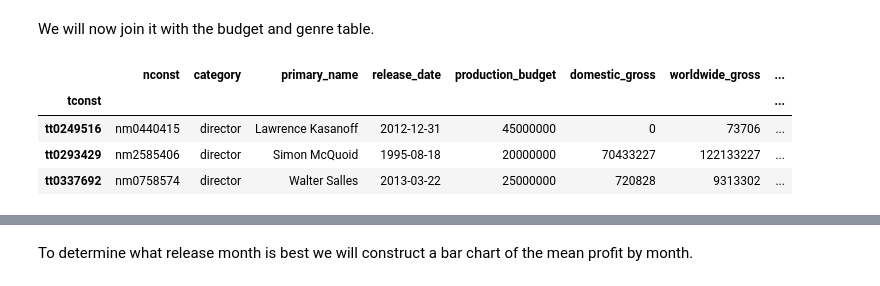
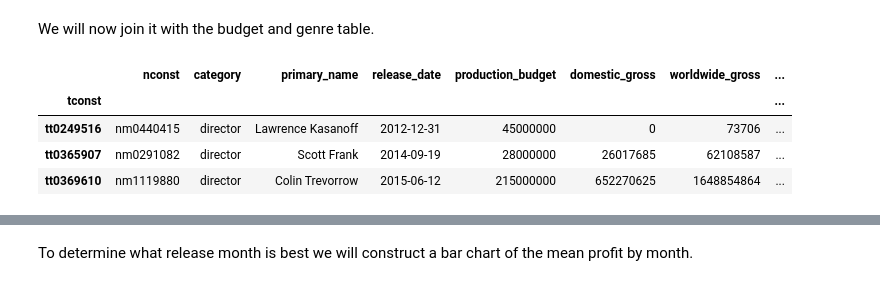
Before and after one commit to nonlocal-lia/microsoft-movie-analysis, a Jupyter notebook: dsc-phase1-project-template.ipynb, the cells around one changed output, grey strips where cells are left out. Cells and saved outputs as stored; diff of their text form; code cells hidden in the pictures.

```diff
--- a/dsc-phase1-project-template.ipynb
+++ b/dsc-phase1-project-template.ipynb
@@ -127,0 +204,5 @@ memory usage: 268.2+ KB
+# %%
+budget_genre_df['release_date'] = budget_genre_df['release_date'].map(lambda x: parser.parse(x))
+budget_genre_df['the_number_year'] = budget_genre_df['release_date'].dt.year
+# %%
+budget_genre_df = budget_genre_df[budget_genre_df['the_number_year'] == budget_genre_df['start_year']]
@@ -231,13 +285,13 @@ We will now join it with the budget and genre table.
 # %%
 budget_genre_df.set_index('tconst', inplace=True)
 name_profession_df.reset_index(inplace = True)
 name_profession_df.set_index('tconst', inplace=True)
 complete_df = name_profession_df.join(budget_genre_df, how='inner')
-complete_df = complete_df.drop(columns = ['ordering','primary_profession', 'id'])
+complete_df = complete_df.drop(columns = ['ordering','primary_profession', 'id', 'start_year', 'the_number_year'])
 complete_df.head(3)
 # %% [output]
 |  | nconst | category | primary_name | release_date | production_budget | domestic_gross | worldwide_gross | ... |
 | tconst |  |  |  |  |  |  |  | ... |
 | tt0249516 | nm0440415 | director | Lawrence Kasanoff | 2012-12-31 | 45000000 | 0 | 73706 | ... |
-| tt0293429 | nm2585406 | director | Simon McQuoid | 1995-08-18 | 20000000 | 70433227 | 122133227 | ... |
-| tt0337692 | nm0758574 | director | Walter Salles | 2013-03-22 | 25000000 | 720828 | 9313302 | ... |
+| tt0365907 | nm0291082 | director | Scott Frank | 2014-09-19 | 28000000 | 26017685 | 62108587 | ... |
+| tt0369610 | nm1119880 | director | Colin Trevorrow | 2015-06-12 | 215000000 | 652270625 | 1648854864 | ... |
```
Also changed, not shown: parts of 62 cells of this notebook.
